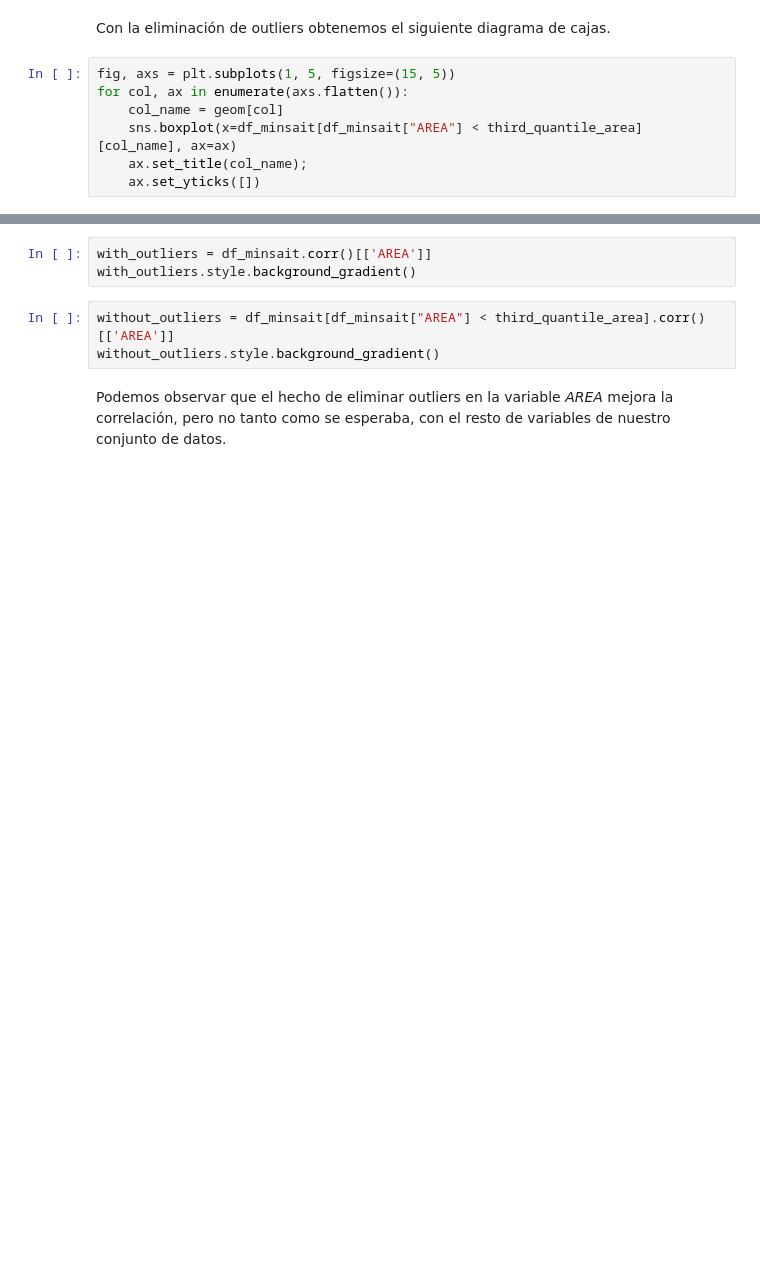
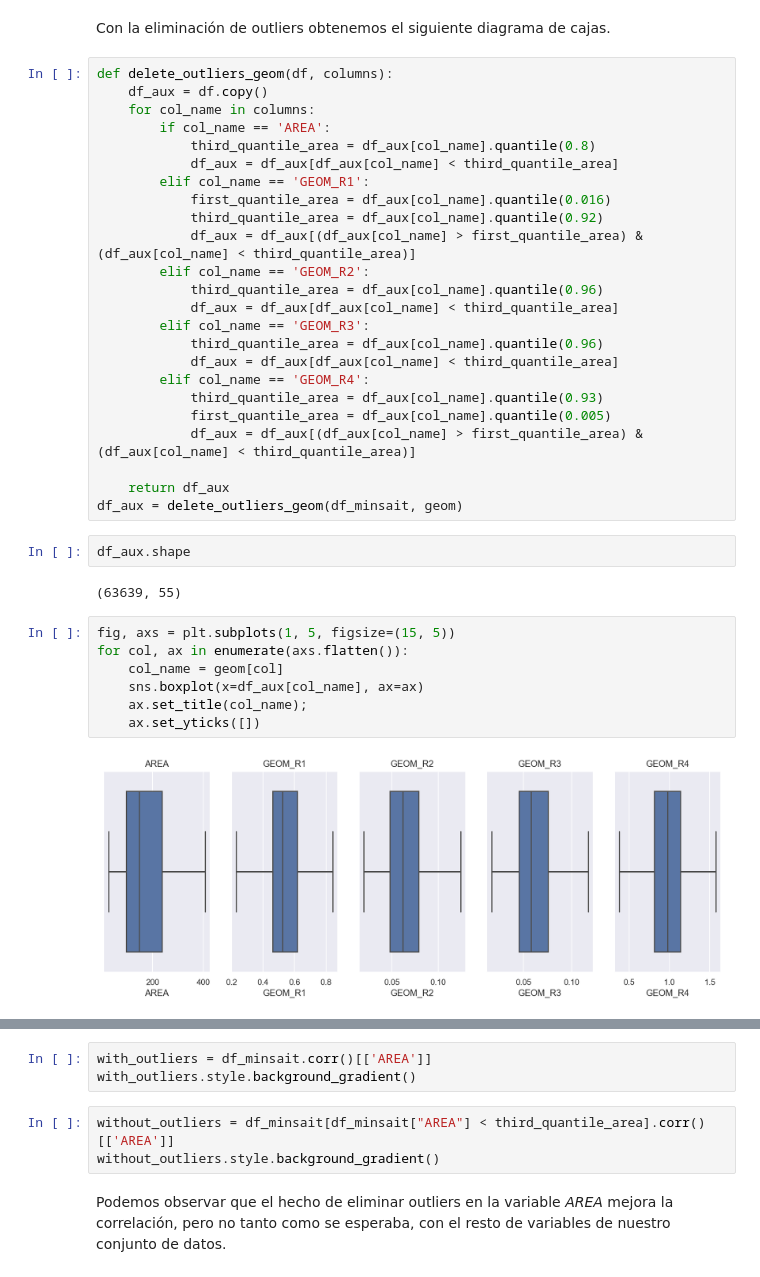
Before and after one commit to cifucg/minsait_land_classification, a Jupyter notebook: Analisis_exploratorio.ipynb, the cells around one changed output, grey strips where cells are left out. Drawn from its saved outputs; the diff is of its cells as text; blank space fills up the shorter version.

```diff
--- a/Analisis_exploratorio.ipynb
+++ b/Analisis_exploratorio.ipynb
@@ -240,9 +332,39 @@ geom_quantile_area[geom].describe()
 # %% [markdown]
 Con la eliminación de outliers obtenemos el siguiente diagrama de cajas.
+# %%
+def delete_outliers_geom(df, columns):
+    df_aux = df.copy()
+    for col_name in columns:
+        if col_name == 'AREA':
+            third_quantile_area = df_aux[col_name].quantile(0.8)
+            df_aux = df_aux[df_aux[col_name] < third_quantile_area]
+        elif col_name == 'GEOM_R1':
+            first_quantile_area = df_aux[col_name].quantile(0.016)
+            third_quantile_area = df_aux[col_name].quantile(0.92)
+            df_aux = df_aux[(df_aux[col_name] > first_quantile_area) & (df_aux[col_name] < third_quantile_area)]
+        elif col_name == 'GEOM_R2':
+            third_quantile_area = df_aux[col_name].quantile(0.96)
+            df_aux = df_aux[df_aux[col_name] < third_quantile_area]
+        elif col_name == 'GEOM_R3':
+            third_quantile_area = df_aux[col_name].quantile(0.96)
+            df_aux = df_aux[df_aux[col_name] < third_quantile_area]
+        elif col_name == 'GEOM_R4':
+            third_quantile_area = df_aux[col_name].quantile(0.93)
+            first_quantile_area = df_aux[col_name].quantile(0.005)
+            df_aux = df_aux[(df_aux[col_name] > first_quantile_area) & (df_aux[col_name] < third_quantile_area)]
+
+    return df_aux
+df_aux = delete_outliers_geom(df_minsait, geom)
+# %%
+df_aux.shape
+# %% [output]
+(63639, 55)
 # %%
 fig, axs = plt.subplots(1, 5, figsize=(15, 5))
 for col, ax in enumerate(axs.flatten()):
     col_name = geom[col]
-    sns.boxplot(x=df_minsait[df_minsait["AREA"] < third_quantile_area][col_name], ax=ax)
+    sns.boxplot(x=df_aux[col_name], ax=ax)
     ax.set_title(col_name);
     ax.set_yticks([])
+# %% [output]
+[figure, added]
```
Also changed, not shown: parts of 22 cells of this notebook.
